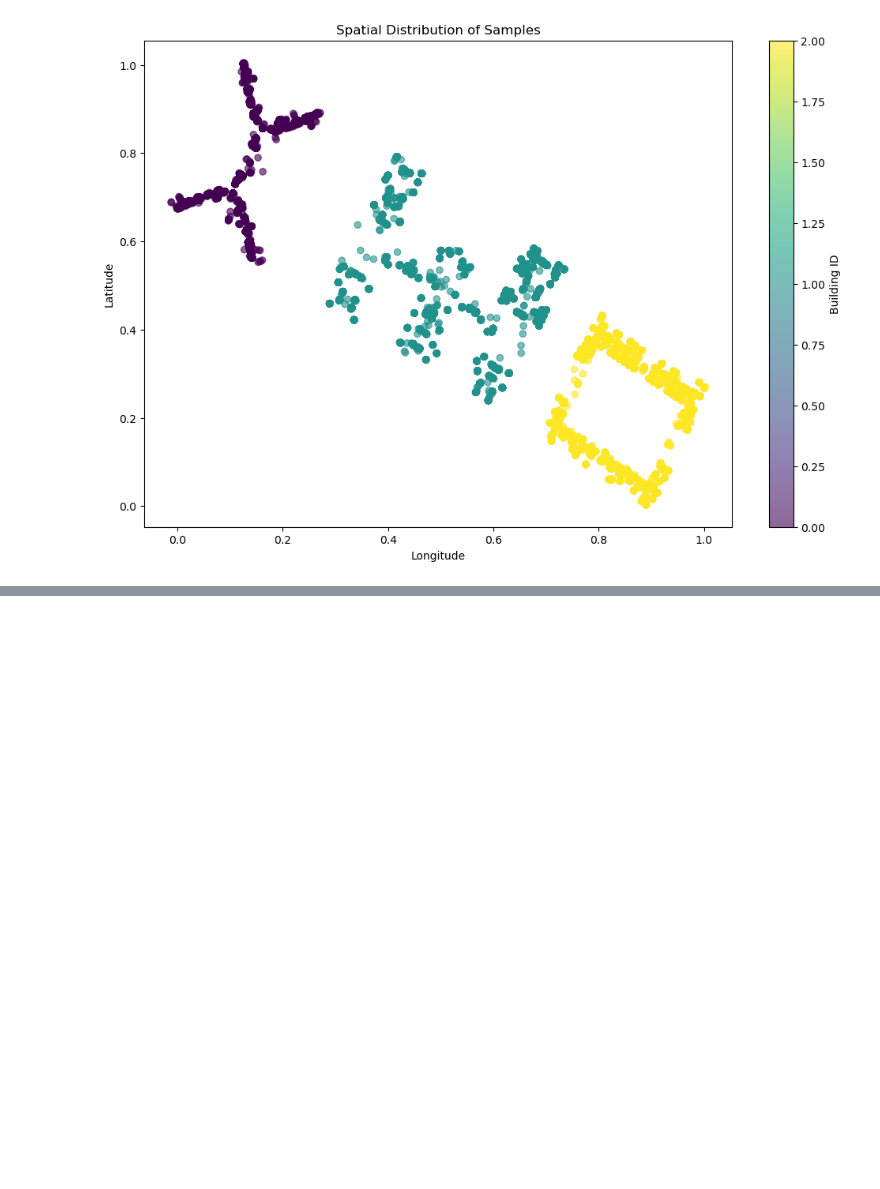
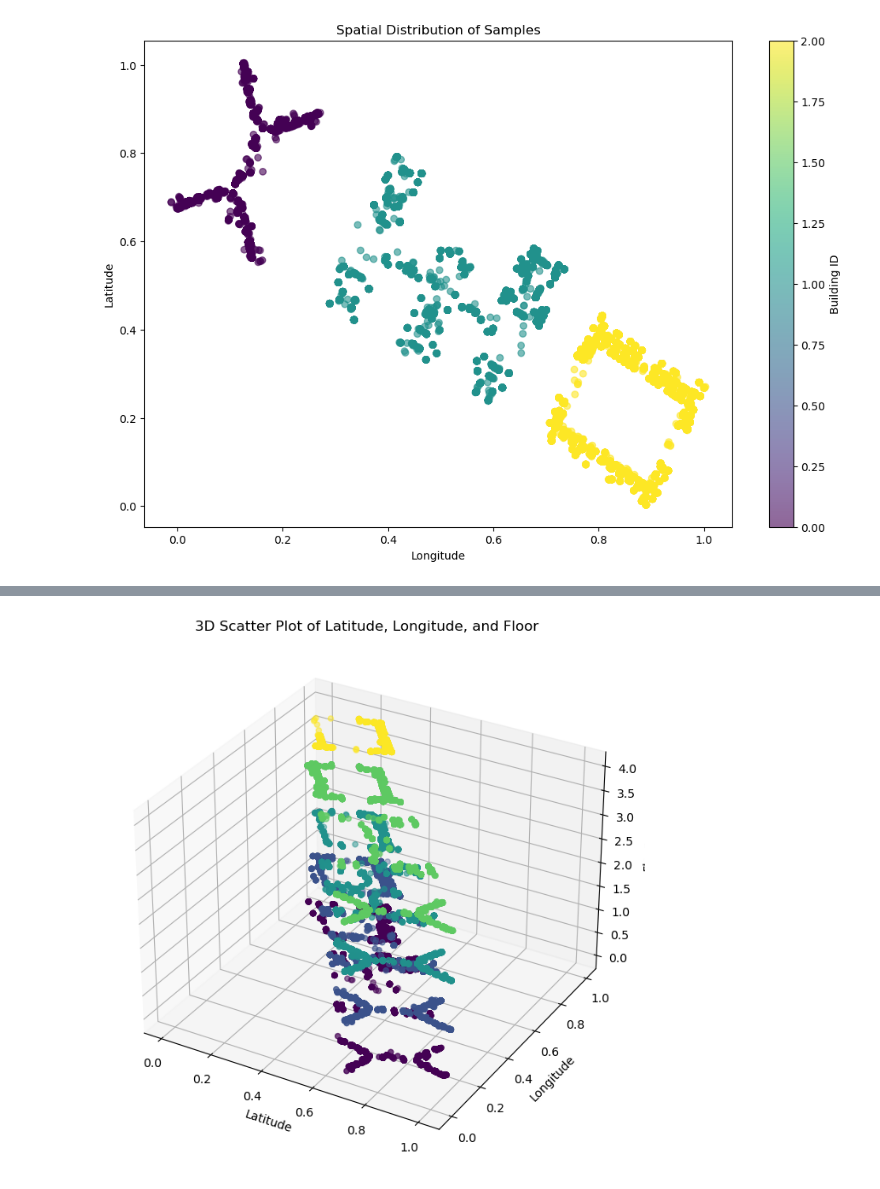
Before and after one commit to SaraAlameen82/MLProject, a Jupyter notebook: ML_project.ipynb, the cells around one changed output, grey strips where cells are left out. Drawn from its saved outputs; the diff is of its cells as text; code cells hidden in the pictures; blank space fills up the shorter version.

```diff
--- a/ML_project.ipynb
+++ b/ML_project.ipynb
@@ -363,0 +377,11 @@ plt.show()
+# %%
+fig = plt.figure(figsize=(12, 8))
+ax = fig.add_subplot(111, projection='3d')
+ax.scatter(df['LATITUDE'], df['LONGITUDE'], df['FLOOR'], c=df['FLOOR'], cmap='viridis')
+ax.set_xlabel('Latitude')
+ax.set_ylabel('Longitude')
+ax.set_zlabel('Floor')
+plt.title('3D Scatter Plot of Latitude, Longitude, and Floor')
+plt.show()
+# %% [output]
+[figure, added]
```
Also changed, not shown: parts of 4 cells of this notebook.
